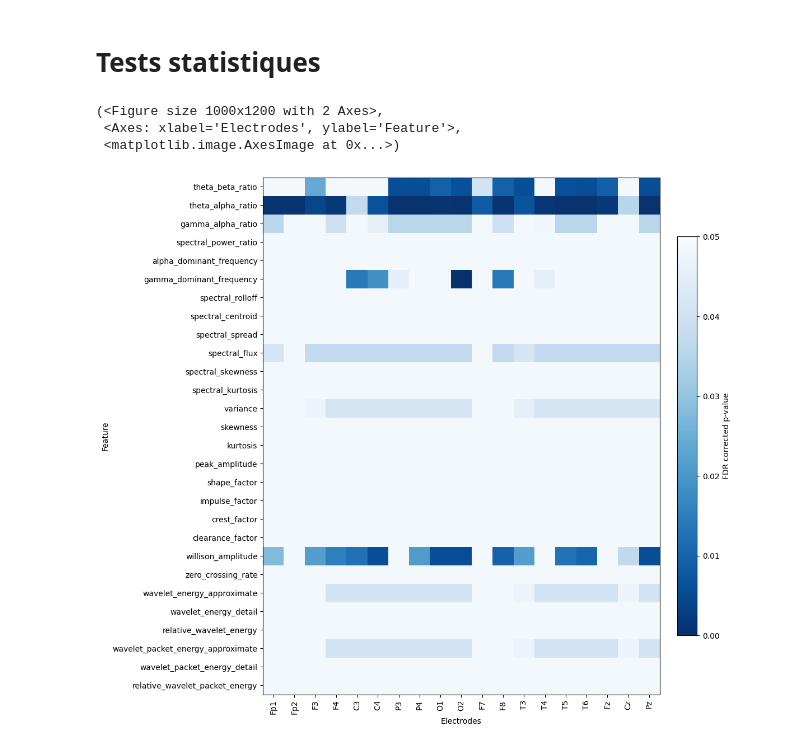
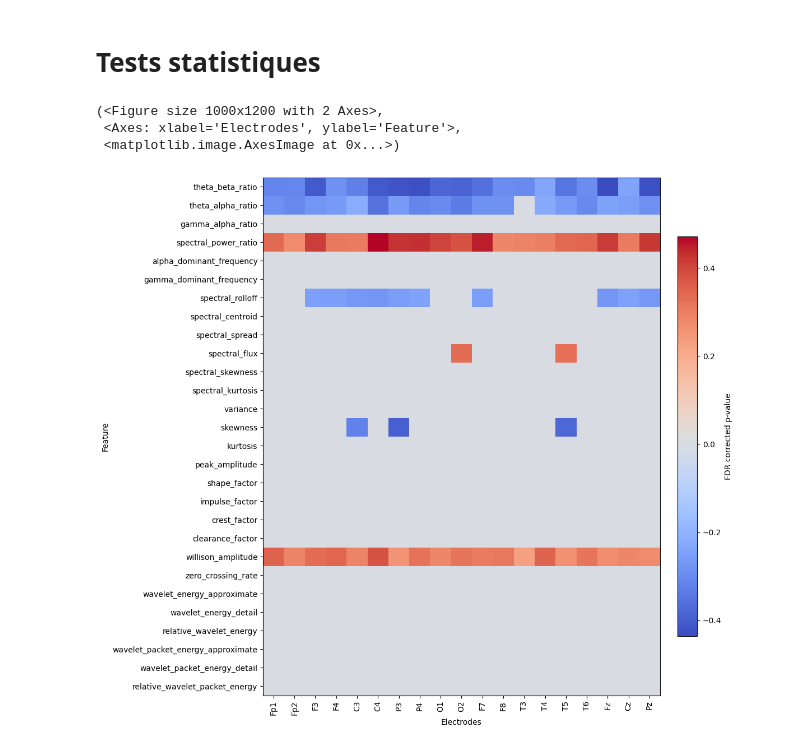
Before and after one commit to thePTH/eeg, a Jupyter notebook: notebook.ipynb, the cells around one changed output. Saved outputs shown, nothing was run; the diff lists cells and outputs as text; code cells hidden in the pictures.

```diff
--- a/notebook.ipynb
+++ b/notebook.ipynb
@@ -196,9 +199,9 @@ ppc_correlation_queries = {
     for band_name in dethamp_dataset.ppc_band_names
 }
 # %%
-dataset = asr_dataset
+dataset = dethamp_dataset
 # %%
-raw_result_set = StatisticalTestRunner.run(features_group_comparaison_queries, dataset)
+raw_result_set = StatisticalTestRunner.run(feature_correlation_queries, dataset)
 corrected_result_set = FDRCorrector.correct(raw_result_set)
 # %%
 from __future__ import annotations
@@ -283,7 +286,7 @@ def plot_feature_heatmap(
     title: str | None = None,
     vmin: float = 0.0,
     vmax: float = 0.05,
-    cmap: str = "Blues_r",
+    cmap: str = "coolwarm",
     colorbar: bool = True,
     colorbar_label: str = "FDR corrected p-value",
     x_label: str = "Electrodes",
@@ -304,8 +307,8 @@ def plot_feature_heatmap(
         aspect="auto",
         interpolation="nearest",
         cmap=cmap,
-        vmin=vmin,
-        vmax=vmax,
+        #vmin=vmin,
+        #vmax=vmax,
     )
 
     ax.set_xticks(np.arange(heatmap_df.shape[1]))
@@ -328,16 +331,16 @@ def plot_feature_heatmap(
 # %%
 heatmap_df = corrected_resultsets_to_heatmap_df(
     corrected_result_set,
     feature_order=dataset.feature_names,
     channel_order=dataset.ch_names,
-    value_kind="p_value_corrected",
+    value_kind="statistic",
     mask_nonsignificant=True,
-    nonsignificant_fill_value=0.049,
+    nonsignificant_fill_value=0,
 )
 
 plot_feature_heatmap(heatmap_df)
 # %% [output]
 (<Figure size 1000x1200 with 2 Axes>,
  <Axes: xlabel='Electrodes', ylabel='Feature'>,
  <matplotlib.image.AxesImage at 0x...>)
-[figure, old version]
+[figure, new version]
```
Also changed, not shown: parts of 2 cells of this notebook, 1 other file.
